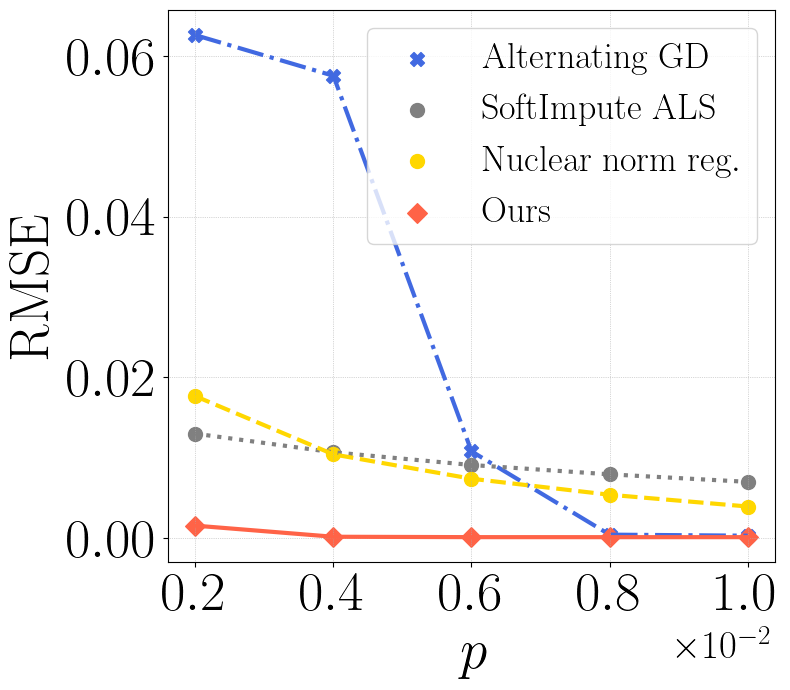
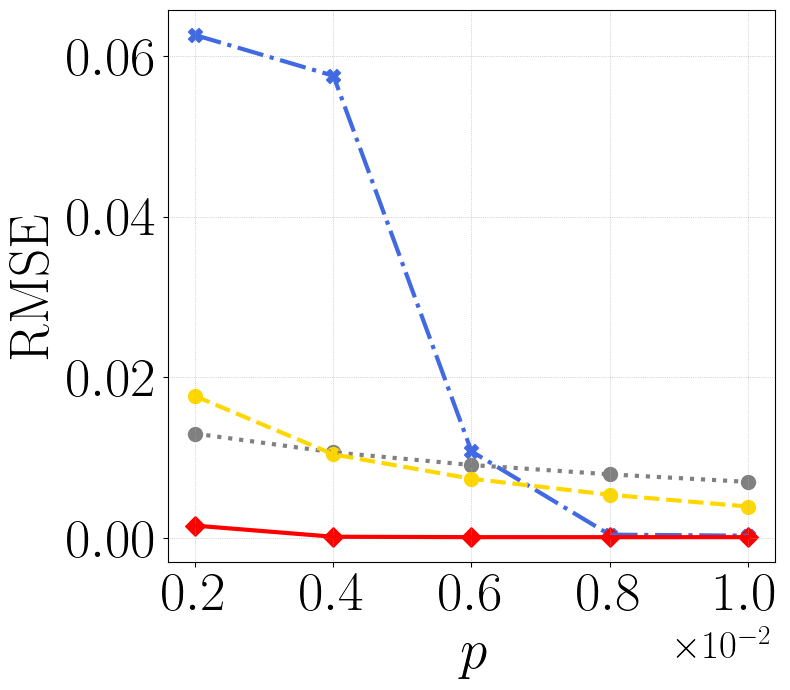
The change to this notebook cell's code, shown as a diff; its figure went from the first image to the second:
--- before
+++ after
@@ -36,10 +36,10 @@
 plt.plot(p, softimpute_als_rmse, lw=3, color='grey', ls="dotted")
 plt.plot(p, nuclear_reg_rmse, lw=3, color='gold', ls="dashed")
-plt.plot(p, iipw_rmse, color='tomato',lw=3)
+plt.plot(p, iipw_rmse, color='red',lw=3)
 
 plt.scatter(p, alt_GD_rmse, s=100, color='royalblue', label=r"$\mathrm{Alternating~GD}$", marker="X")
 plt.scatter(p, softimpute_als_rmse, s=100, color='grey', label=r"$\mathrm{SoftImpute~ALS}$", marker="o")
 plt.scatter(p, nuclear_reg_rmse, s=100, color='gold', label=r"$\mathrm{Nuclear~norm~reg.}$")
-plt.scatter(p, iipw_rmse, s=100, color='tomato', label=r"$\mathrm{Ours}$", marker="D")
+plt.scatter(p, iipw_rmse, s=100, color='red', label=r"$\mathrm{Ours}$", marker="D")
 
 
@@ -62,10 +62,10 @@
 
 plt.grid(lw=0.5, ls=":")
-plt.legend(fontsize=26, loc='upper right')
+#plt.legend(fontsize=26, loc='upper right')
 #acc_str = f"best train acc: {np.array(train_acc).max():.4f}\nvalid acc: {val_acc[-1]:.4f}\nbest valid acc: {np.array(val_acc).max():.4f}\ngrokking gap: {val_converge-train_converge}"
 # plt.annotate(acc_str, xy=(0.2, 0.5), xycoords='axes fraction', fontsize=12, color='purple', ha='center')
 # add the annotation text to the overleaf file
 plt.tight_layout()
-plot_name = f"./plots/observed_entries_10k_rmse.pdf"
+plot_name = f"uniform_sampling_rmse.pdf"
 plt.savefig(plot_name, bbox_inches='tight', format="pdf", dpi=1200)
 

Commit: update